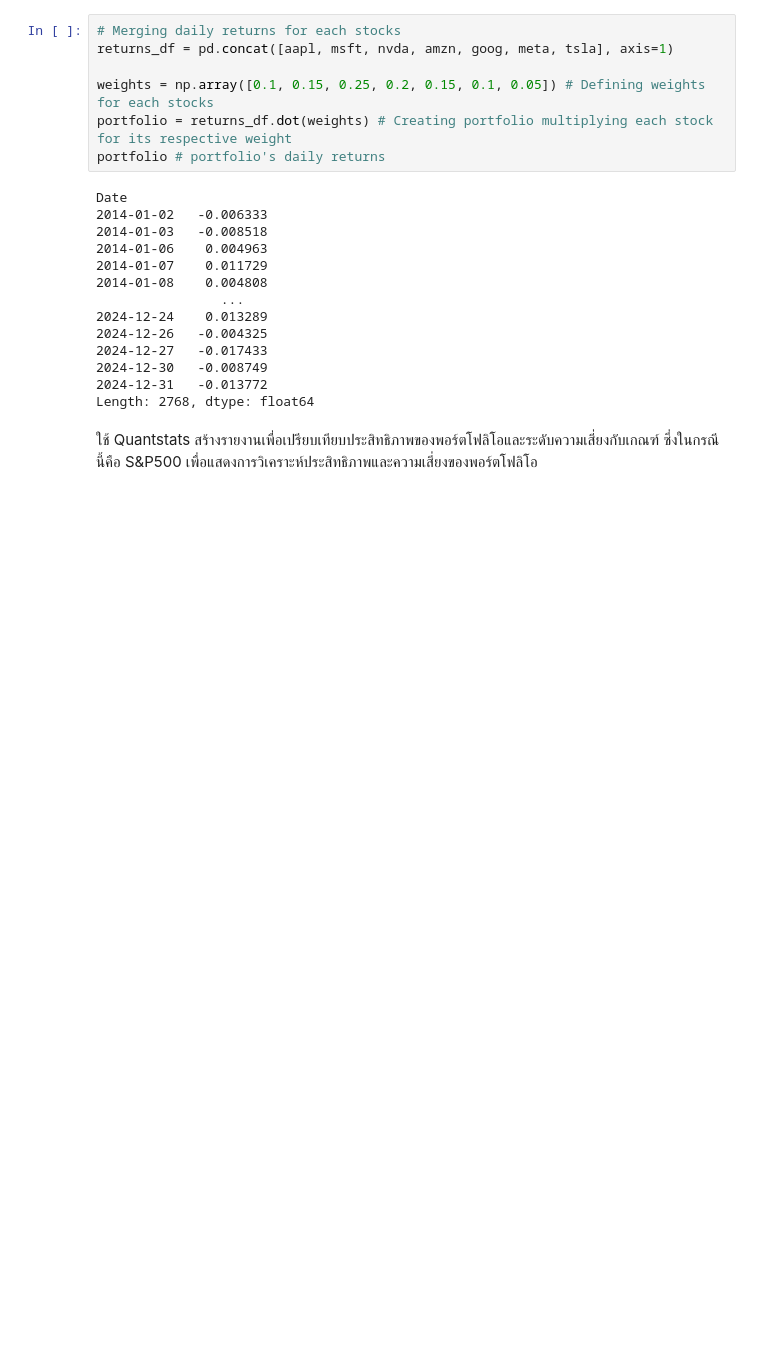
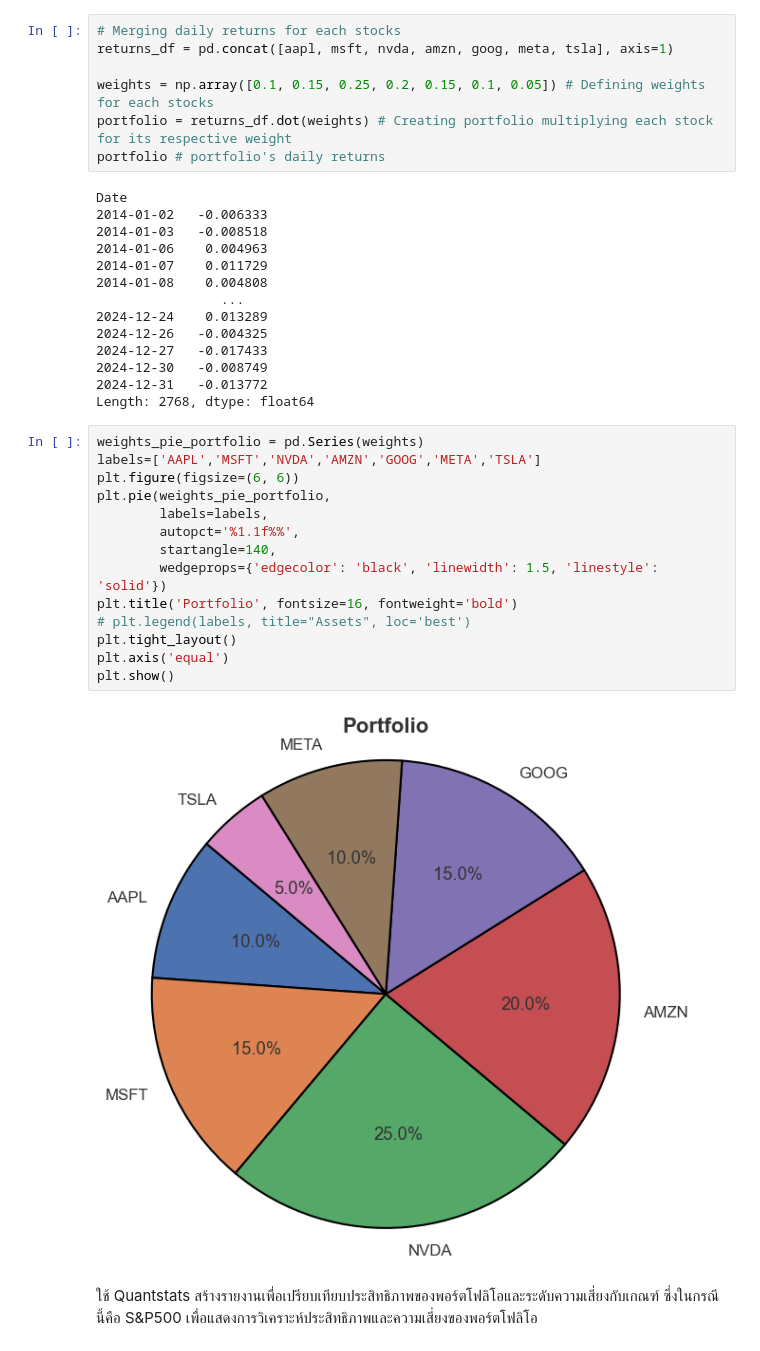
Before and after one commit to Ittiphon17/Portfolio-Theory-Analysis-MAG-7, a Jupyter notebook: Building and Optimizing Portfolios.ipynb, the cells around one changed output. Saved outputs shown, nothing was run; the diff lists cells and outputs as text; blank space fills up the shorter version.

```diff
--- a/Building and Optimizing Portfolios.ipynb
+++ b/Building and Optimizing Portfolios.ipynb
@@ -137,6 +136,22 @@ Date
 2024-12-30   -0.008749
 2024-12-31   -0.013772
 Length: 2768, dtype: float64
+# %%
+weights_pie_portfolio = pd.Series(weights)
+labels=['AAPL','MSFT','NVDA','AMZN','GOOG','META','TSLA']
+plt.figure(figsize=(6, 6))
+plt.pie(weights_pie_portfolio,
+        labels=labels,
+        autopct='%1.1f%%',
+        startangle=140,
+        wedgeprops={'edgecolor': 'black', 'linewidth': 1.5, 'linestyle': 'solid'})
+plt.title('Portfolio', fontsize=16, fontweight='bold')
+# plt.legend(labels, title="Assets", loc='best')
+plt.tight_layout()
+plt.axis('equal')
+plt.show()
+# %% [output]
+[figure, added]
 # %% [markdown]
 ใช้ Quantstats สร้างรายงานเพื่อเปรียบเทียบประสิทธิภาพของพอร์ตโฟลิโอและระดับความเสี่ยงกับเกณฑ์ ซึ่งในกรณีนี้คือ S&P500 เพื่อแสดงการวิเคราะห์ประสิทธิภาพและความเสี่ยงของพอร์ตโฟลิโอ
 # %%
```
Also changed, not shown: parts of 15 cells of this notebook.
